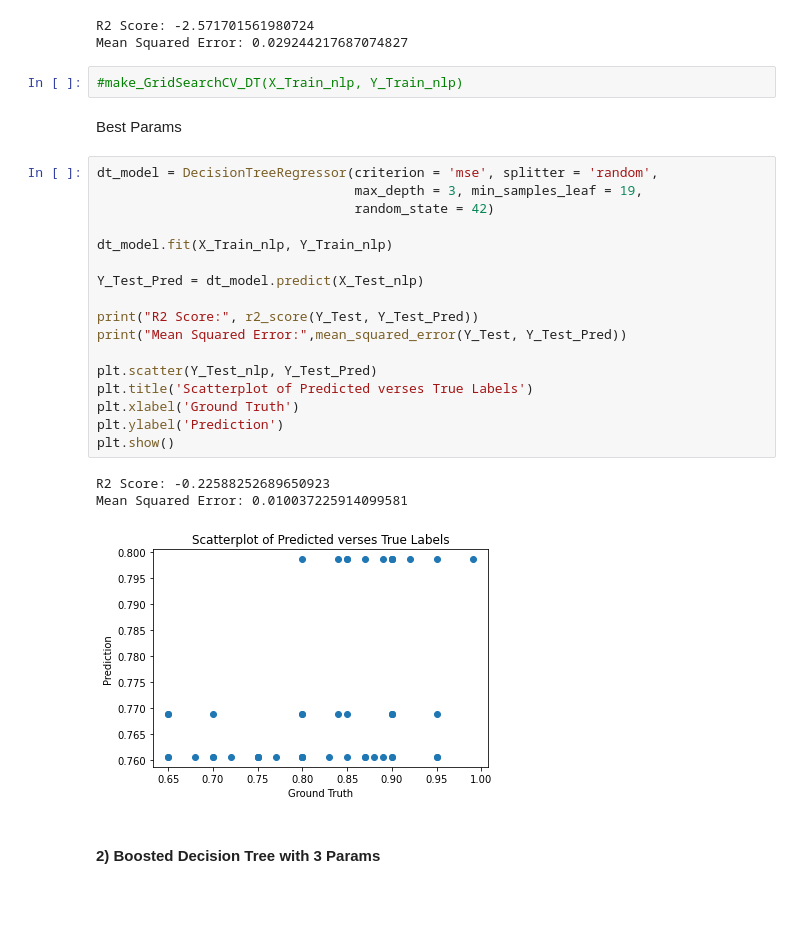
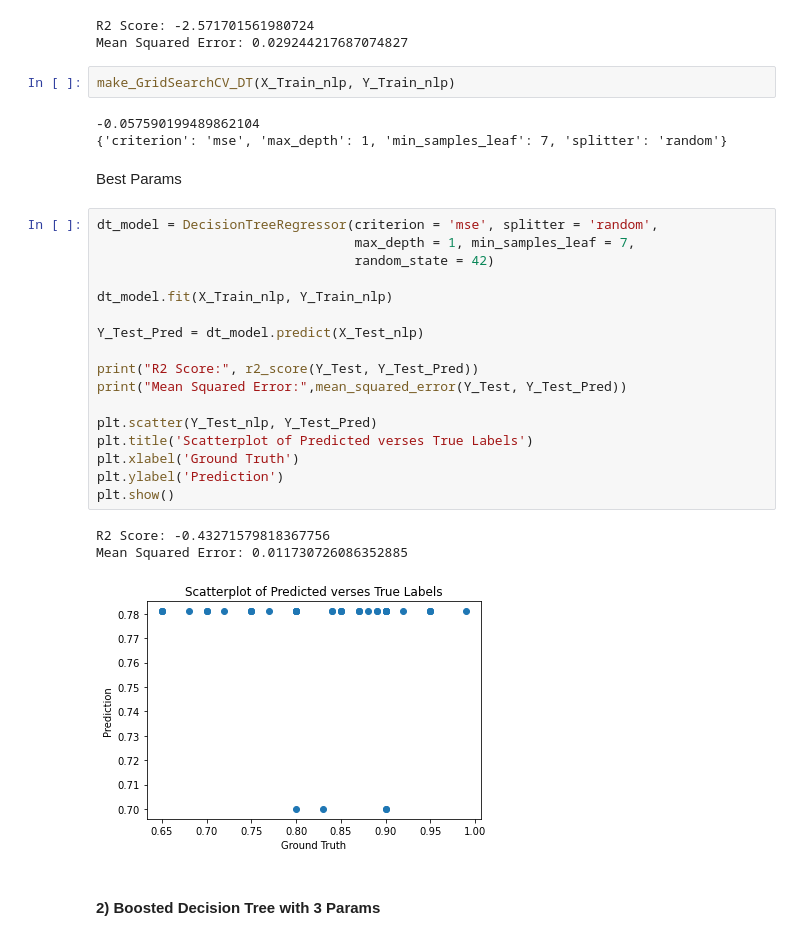
Before and after one commit to amandahutter/Movies-Analysis, a Jupyter notebook: Movies.ipynb, the cells around one changed output. Drawn from its saved outputs; the diff is of its cells as text; blank space fills up the shorter version.

```diff
--- a/Movies.ipynb
+++ b/Movies.ipynb
@@ -1341,30 +1312,33 @@ print("Mean Squared Error:",mean_squared_error(Y_Test, Y_Test_Pred))
 R2 Score: -2.571701561980724
 Mean Squared Error: 0.029244217687074827
 # %%
-#make_GridSearchCV_DT(X_Train_nlp, Y_Train_nlp)
+make_GridSearchCV_DT(X_Train_nlp, Y_Train_nlp)
+# %% [output]
+-0.057590199489862104
+{'criterion': 'mse', 'max_depth': 1, 'min_samples_leaf': 7, 'splitter': 'random'}
 # %% [markdown]
 Best Params
 # %%
 dt_model = DecisionTreeRegressor(criterion = 'mse', splitter = 'random',
-                                 max_depth = 3, min_samples_leaf = 19,
+                                 max_depth = 1, min_samples_leaf = 7,
                                  random_state = 42)
 
 dt_model.fit(X_Train_nlp, Y_Train_nlp)
 
 Y_Test_Pred = dt_model.predict(X_Test_nlp)
 
 print("R2 Score:", r2_score(Y_Test, Y_Test_Pred))
 print("Mean Squared Error:",mean_squared_error(Y_Test, Y_Test_Pred))
 
 plt.scatter(Y_Test_nlp, Y_Test_Pred)
 plt.title('Scatterplot of Predicted verses True Labels')
 plt.xlabel('Ground Truth')
 plt.ylabel('Prediction')
 plt.show()
 # %% [output]
-R2 Score: -0.22588252689650923
-Mean Squared Error: 0.010037225914099581
+R2 Score: -0.43271579818367756
+Mean Squared Error: 0.011730726086352885
-[figure, old version]
+[figure, new version]
 # %% [markdown]
 #### 2) Boosted Decision Tree with 3 Params
 # %%
```
Also changed, not shown: parts of 55 cells of this notebook.
